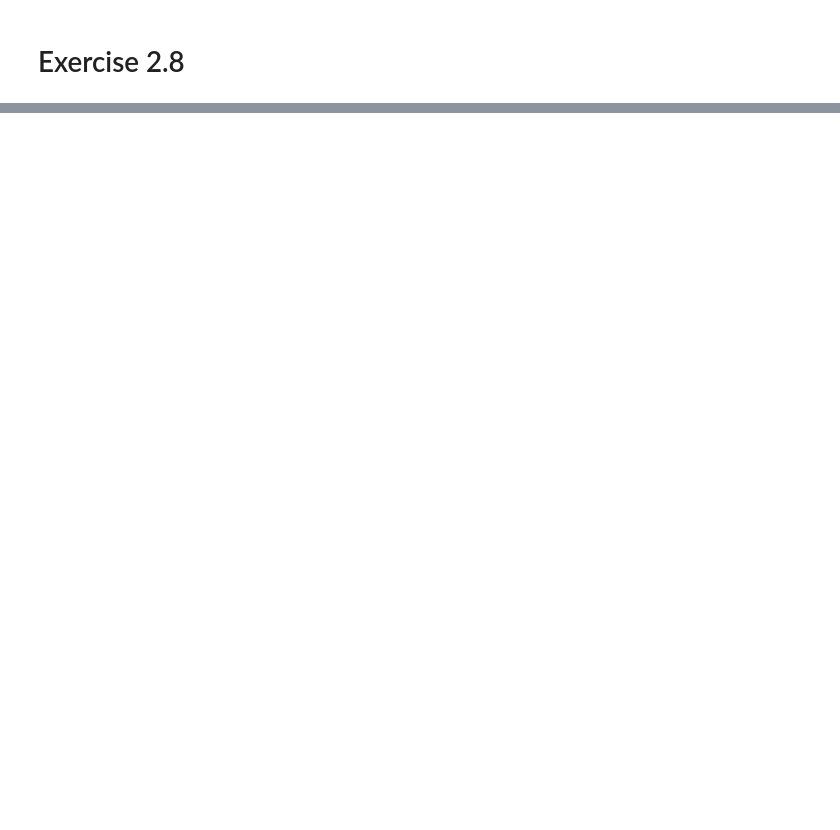
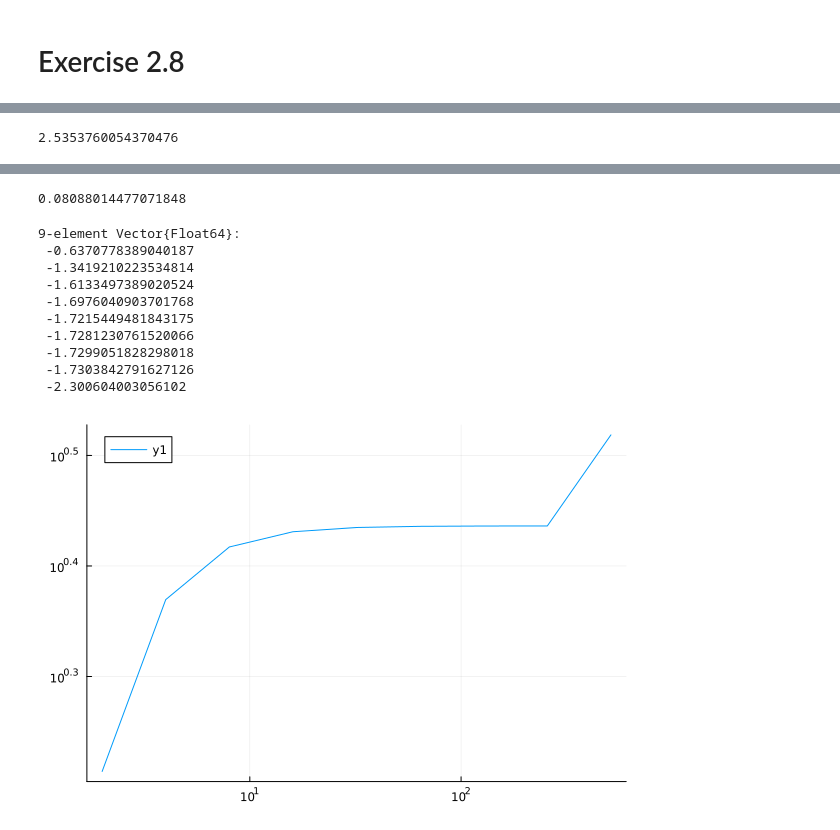
Before and after one commit to jkbch/FEM, a Jupyter notebook: week 2/Claras_julia_week2.ipynb, the cells around one changed output, grey strips where cells are left out. Saved outputs shown, nothing was run; the diff lists cells and outputs as text; code cells hidden in the pictures; blank space fills up the shorter version.

```diff
--- a/week 2/Claras_julia_week2.ipynb
+++ b/week 2/Claras_julia_week2.ipynb
@@ -485,0 +571,64 @@ us = reshape(us, (noelm1+1, noelm2+1))
+# %%
+# Parameters
+x0 = -1.0
+y0 = -1.0
+L1 = 1.0
+L2 = 1.0
+noelm1 = 6
+noelm2 = 6
+qt(x,y) = -2*pi^2*cos(pi*x)*cos(pi*y)
+f(x,y) = cos(pi*x)*cos(pi*y)
+
+ux(x,y) = -pi*sin(pi*x)*cos(pi*y)
+uy(x,y) = -cos(pi*x)*pi*sin(pi*y)
+
+function q(x1, y1, x2, y2)
+    dx = x2 - x1
+    dy = y2 - y1
+
+    norm = sqrt(dx^2 + dy^2)
+    n1 = dy/norm
+    n2 = -dx/norm
+
+    xc = (x1 + x2)/2
+    yc = (y1 + y2)/2
+
+    return -(ux(xc, yc)*n1 +uy(xc, yc)*n2)
+end
+VX, VY = xy(x0, y0, L1, L2, noelm1, noelm2)
+EToV = conelmtab(noelm1, noelm2)
+distN(x, y) = min(x-x0, y-y0)
+distD(x, y) = min(x0+L1-x, y0+L2-y)
+
+us, e = solveNDBVP(VX, VY, EToV, qt, q, f, distN, distD)
+
+display(e)
+us = reshape(us, (noelm1+1, noelm2+1))
+display(us)
+
+N = 9
+es = zeros(N)
+uNull = zeros(N)
+noelm = zeros(Int64, N)
+
+for i in 1:N
+    noelm[i] = 2^i
+    VX, VY = xy(x0, y0, L1, L2, noelm[i], noelm[i])
+    EToV = conelmtab(noelm[i], noelm[i])
+
+    us, e = solveNDBVP(VX, VY, EToV,qt, q, f, distN, distD)
+    es[i] = e
+
+    us = reshape(us, (noelm[i]+1, noelm[i]+1))
+    uNull[i] = us[noelm[i]+1, 1]
+
+
+end
+
+display(fit(log10.(noelm), log10.(es), 1)[1])
+p = plot(noelm, es,  xaxis=:log10, yaxis=:log10)
+display(uNull)
+
+display(p)
+# %% [output]
+2.5353760054370476
@@ -485,0 +643,12 @@ us = reshape(us, (noelm1+1, noelm2+1))
+0.08088014477071848
+9-element Vector{Float64}:
+ -0.6370778389040187
+ -1.3419210223534814
+ -1.6133497389020524
+ -1.6976040903701768
+ -1.7215449481843175
+ -1.7281230761520066
+ -1.7299051828298018
+ -1.7303842791627126
+ -2.300604003056102
+[figure, added]
```
Also changed, not shown: parts of 11 cells of this notebook.
